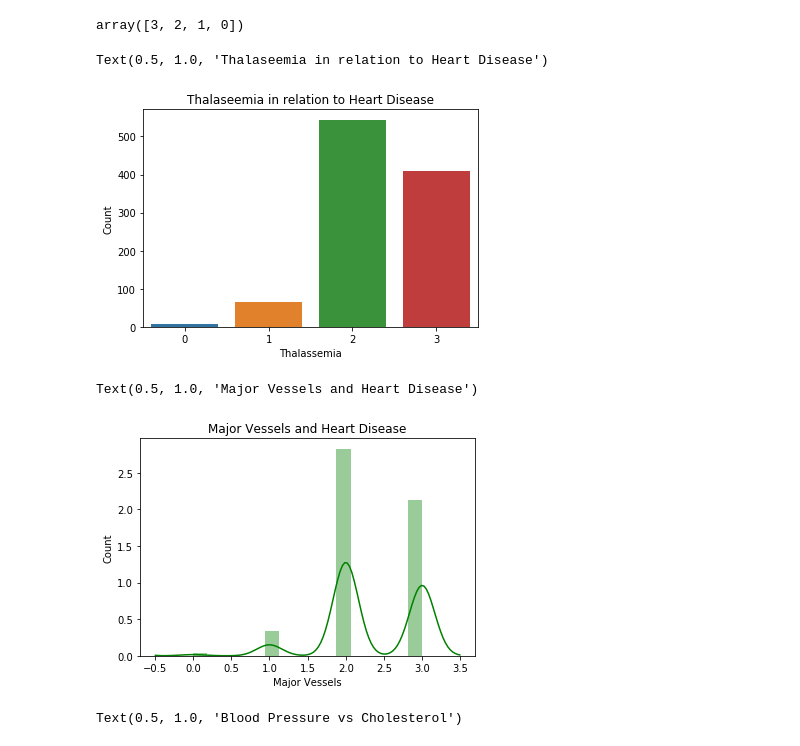
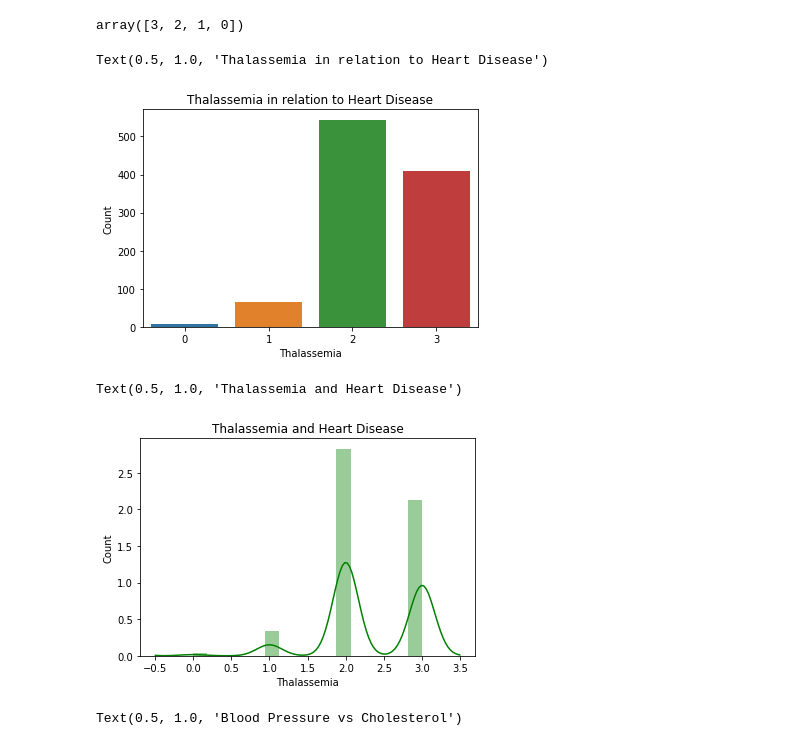
Before and after one commit to letisalbal/Final-Project, a Jupyter notebook: HeartDisease.ipynb, the cells around one changed output. Saved outputs shown, nothing was run; the diff lists cells and outputs as text; code cells hidden in the pictures.

```diff
--- a/HeartDisease.ipynb
+++ b/HeartDisease.ipynb
@@ -357,18 +357,18 @@ array([3, 2, 1, 0])
 sns.countplot(data=heart_df2, x = 'Thalassemia')
 plt.xlabel('Thalassemia')
 plt.ylabel('Count')
-plt.title('Thalaseemia in relation to Heart Disease')
+plt.title('Thalassemia in relation to Heart Disease')
 # %% [output]
-Text(0.5, 1.0, 'Thalaseemia in relation to Heart Disease')
+Text(0.5, 1.0, 'Thalassemia in relation to Heart Disease')
 [figure]
 # %%
 sns.distplot(heart_df2['Thalassemia'], color = "green")
-plt.xlabel('Major Vessels')
+plt.xlabel('Thalassemia')
 plt.ylabel('Count')
-plt.title('Major Vessels and Heart Disease')
+plt.title('Thalassemia and Heart Disease')
 # %% [output]
-Text(0.5, 1.0, 'Major Vessels and Heart Disease')
+Text(0.5, 1.0, 'Thalassemia and Heart Disease')
-[figure, old version]
+[figure, new version]
 # %%
 sns.regplot(x=heart_df2.RestingBloodPressure,y=heart_df2.Cholesterol)
 plt.xlabel('Resting Blood Pressure')
```
Also changed, not shown: parts of 2 cells of this notebook.
